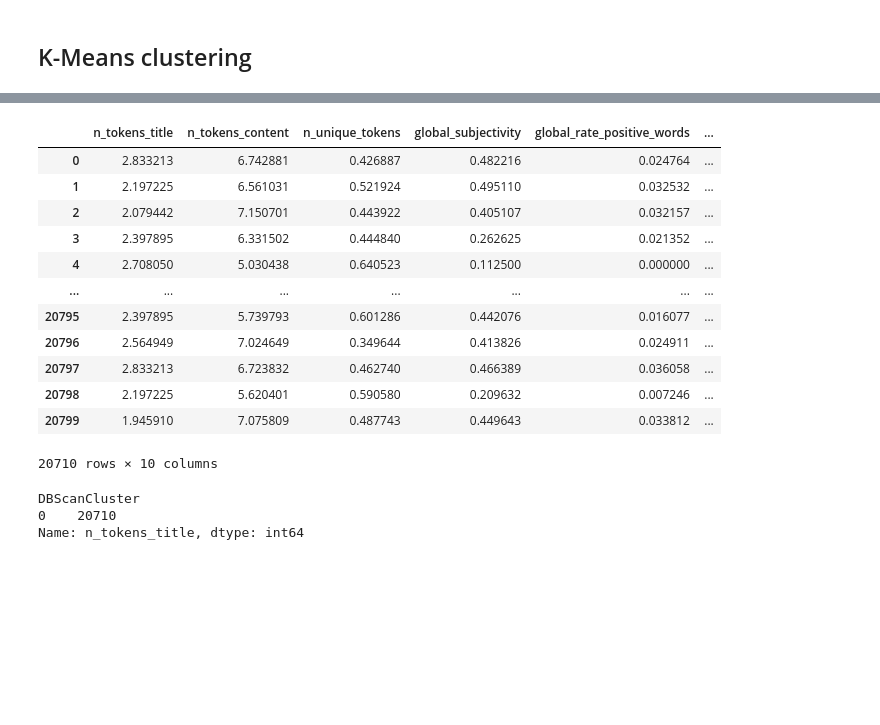
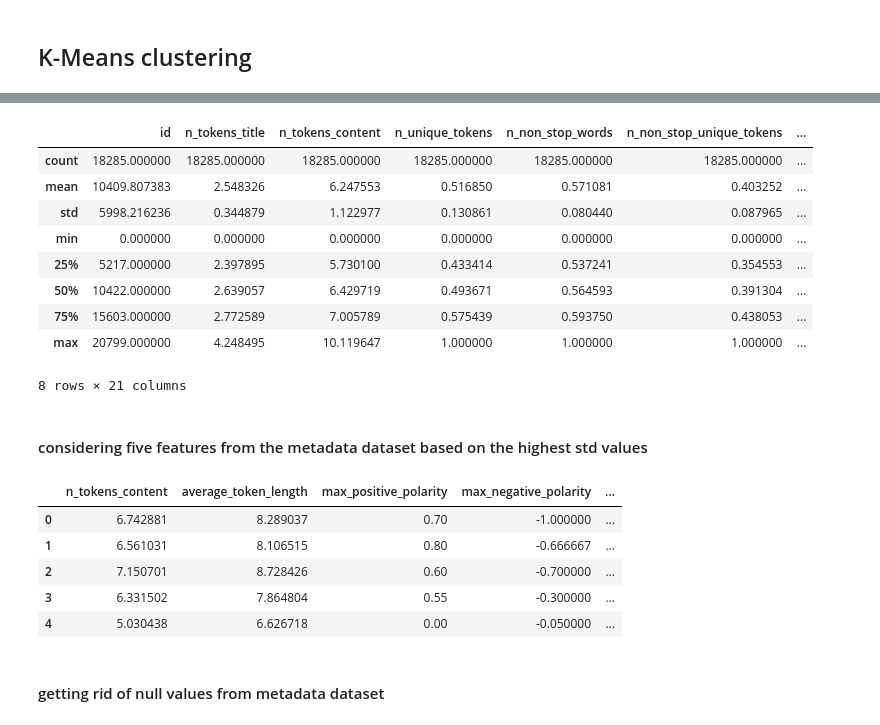
Before and after one commit to ihayet/EECS731_FakeNews_Project, a Jupyter notebook: notebooks/Kaggle_Featureextractions_clustering.ipynb, the cells around one changed output, grey strips where cells are left out. Drawn from its saved outputs; the diff is of its cells as text; code cells hidden in the pictures; blank space fills up the shorter version.

```diff
--- a/notebooks/Kaggle_Featureextractions_clustering.ipynb
+++ b/notebooks/Kaggle_Featureextractions_clustering.ipynb
@@ -442,24 +67,15 @@ plt.scatter(clusteredData2,kaggle_features_cluster.Kmean_Clusters, c= clusteredD
-# %%
-
-kaggle_features_cluster['DBScanCluster']=clusteredData2
-kaggle_features_cluster
-# %% [output]
-|  | n_tokens_title | n_tokens_content | n_unique_tokens | global_subjectivity | global_rate_positive_words | ... |
-| 0 | 2.833213 | 6.742881 | 0.426887 | 0.482216 | 0.024764 | ... |
-| 1 | 2.197225 | 6.561031 | 0.521924 | 0.495110 | 0.032532 | ... |
-| 2 | 2.079442 | 7.150701 | 0.443922 | 0.405107 | 0.032157 | ... |
-| 3 | 2.397895 | 6.331502 | 0.444840 | 0.262625 | 0.021352 | ... |
-| 4 | 2.708050 | 5.030438 | 0.640523 | 0.112500 | 0.000000 | ... |
-| ... | ... | ... | ... | ... | ... | ... |
-| 20795 | 2.397895 | 5.739793 | 0.601286 | 0.442076 | 0.016077 | ... |
-| 20796 | 2.564949 | 7.024649 | 0.349644 | 0.413826 | 0.024911 | ... |
-| 20797 | 2.833213 | 6.723832 | 0.462740 | 0.466389 | 0.036058 | ... |
-| 20798 | 2.197225 | 5.620401 | 0.590580 | 0.209632 | 0.007246 | ... |
-| 20799 | 1.945910 | 7.075809 | 0.487743 | 0.449643 | 0.033812 | ... |
-20710 rows × 10 columns
-# %%
-kaggle_features_cluster.groupby(['DBScanCluster'])['n_tokens_title'].count()
-# %% [output]
-DBScanCluster
-0    20710
-Name: n_tokens_title, dtype: int64
+# %%
+df_metadata.describe()
+# %% [output]
+|  | id | n_tokens_title | n_tokens_content | n_unique_tokens | n_non_stop_words | n_non_stop_unique_tokens | ... |
+| count | 18285.000000 | 18285.000000 | 18285.000000 | 18285.000000 | 18285.000000 | 18285.000000 | ... |
+| mean | 10409.807383 | 2.548326 | 6.247553 | 0.516850 | 0.571081 | 0.403252 | ... |
+| std | 5998.216236 | 0.344879 | 1.122977 | 0.130861 | 0.080440 | 0.087965 | ... |
+| min | 0.000000 | 0.000000 | 0.000000 | 0.000000 | 0.000000 | 0.000000 | ... |
+| 25% | 5217.000000 | 2.397895 | 5.730100 | 0.433414 | 0.537241 | 0.354553 | ... |
+| 50% | 10422.000000 | 2.639057 | 6.429719 | 0.493671 | 0.564593 | 0.391304 | ... |
+| 75% | 15603.000000 | 2.772589 | 7.005789 | 0.575439 | 0.593750 | 0.438053 | ... |
+| max | 20799.000000 | 4.248495 | 10.119647 | 1.000000 | 1.000000 | 1.000000 | ... |
+8 rows × 21 columns
+# %% [markdown]
+#### considering five features from the metadata dataset based on the highest std values
@@ -465,0 +84,11 @@ Name: n_tokens_title, dtype: int64
+# %%
+df_metadata_cluster.head()
+# %% [output]
+|  | n_tokens_content | average_token_length | max_positive_polarity | max_negative_polarity | ... |
+| 0 | 6.742881 | 8.289037 | 0.70 | -1.000000 | ... |
+| 1 | 6.561031 | 8.106515 | 0.80 | -0.666667 | ... |
+| 2 | 7.150701 | 8.728426 | 0.60 | -0.700000 | ... |
+| 3 | 6.331502 | 7.864804 | 0.55 | -0.300000 | ... |
+| 4 | 5.030438 | 6.626718 | 0.00 | -0.050000 | ... |
+# %% [markdown]
+#### getting rid of null values from metadata dataset
```
Also changed, not shown: parts of 66 cells of this notebook.
